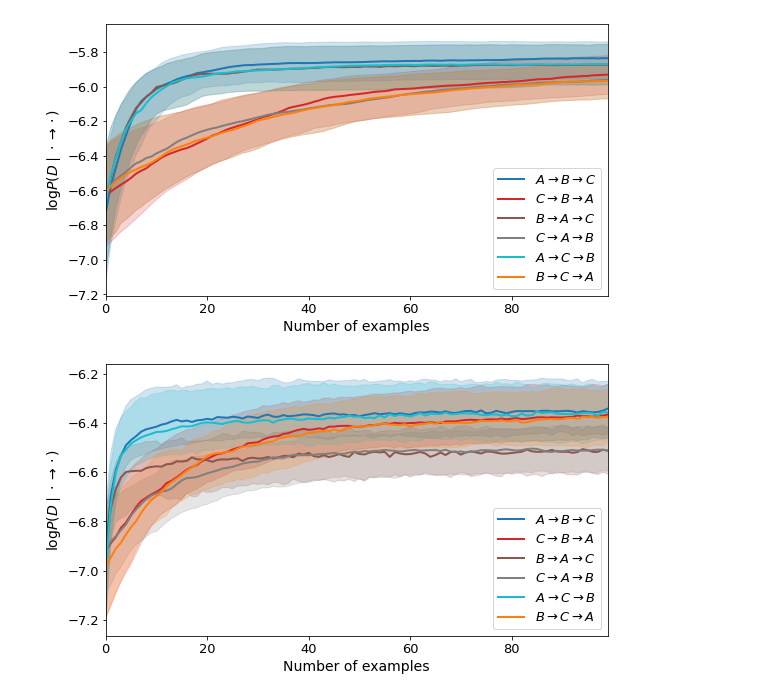
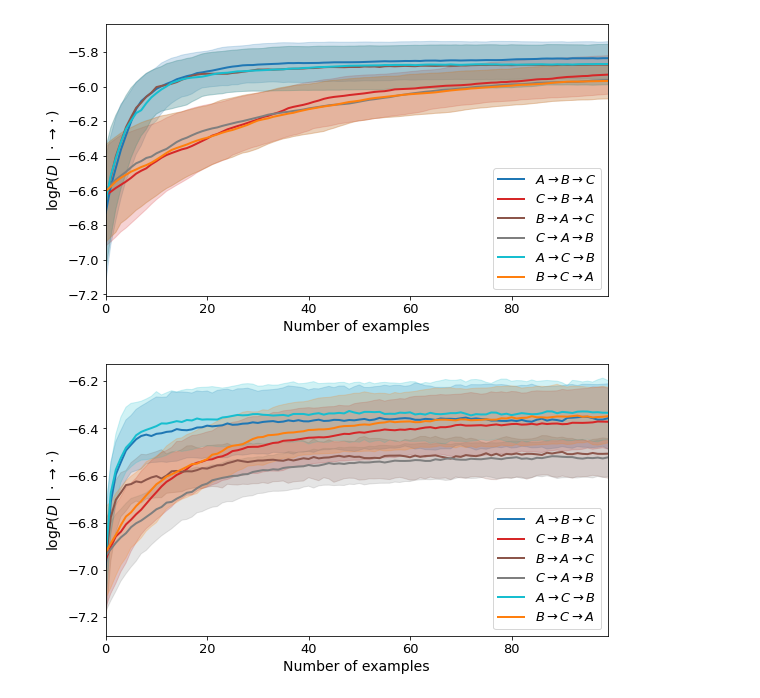
Before and after one commit to poornima2605/Casual-Learning, a Jupyter notebook: notebooks/bivariate-categorical/Transfer_adaptation_3_variables.ipynb, the cells around one changed output. Cells and saved outputs as stored; diff of their text form; code cells hidden in the pictures.

```diff
--- a/notebooks/bivariate-categorical/Transfer_adaptation_3_variables.ipynb
+++ b/notebooks/bivariate-categorical/Transfer_adaptation_3_variables.ipynb
@@ -177,6 +177,8 @@ plt.show()
 # %% [output]
 [figure]
 # %%
+losses1 = np.zeros((2, num_training, num_transfers, num_episodes))
+losses2 = np.zeros((2, num_training, num_transfers, num_episodes))
 losses3 = np.zeros((2, num_training, num_transfers, num_episodes))
 
 for k in tnrange(num_training):
@@ -219,9 +221,7 @@ for k in tnrange(num_training):
             loss_A_C_B = -torch.mean(model.model_A_B_C(x_transfer3))
             loss_B_C_A = -torch.mean(model.model_C_B_A(x_transfer3))
 
-            loss1 = loss_A_B_C + loss_C_B_A
-            loss2 = loss_B_A_C + loss_C_A_B
-            loss3 = loss_A_C_B + loss_B_C_A
+            loss1 = loss_A_B_C + loss_C_B_A + loss_B_A_C + loss_C_A_B + loss_A_C_B + loss_B_C_A
 
             with torch.no_grad():
 
@@ -239,8 +239,8 @@ for k in tnrange(num_training):
             losses3[:, k, j, i] = [val_loss_A_C_B.item(), val_loss_B_C_A.item()]
 
             loss1.backward()
-            loss2.backward()
-            loss3.backward()
+            #loss2.backward()
+            #loss3.backward()
             optimizer.step()
 # %%
 flat_losses1 = -losses1.reshape((2, -1, num_episodes))
@@ -253,32 +253,32 @@ flat_losses3 = -losses3.reshape((2, -1, num_episodes))
 losses3_25, losses3_50, losses3_75 = np.percentile(flat_losses3, (25, 50, 75), axis=1)
 
 plt.figure(figsize=(9, 5))
 ax = plt.subplot(1, 1, 1)
 
 ax.plot(losses1_50[0], color='C0', label=r'$A \rightarrow B \rightarrow C$', lw=2)
 ax.fill_between(np.arange(num_episodes), losses1_25[0], losses1_75[0], color='C0', alpha=0.2)
 
 ax.plot(losses1_50[1], color='C3', label=r'$C \rightarrow B \rightarrow A$', lw=2)
 ax.fill_between(np.arange(num_episodes), losses1_25[1], losses1_75[1], color='C3', alpha=0.2)
 
 ax.plot(losses2_50[0], color='C5', label=r'$B \rightarrow A \rightarrow C$', lw=2)
 ax.fill_between(np.arange(num_episodes), losses2_25[0], losses2_75[0], color='C5', alpha=0.2)
 
 ax.plot(losses2_50[1], color='C7', label=r'$C \rightarrow A \rightarrow B$', lw=2)
 ax.fill_between(np.arange(num_episodes), losses2_25[1], losses2_75[1], color='C7', alpha=0.2)
 
 ax.plot(losses3_50[0], color='C9', label=r'$A \rightarrow C \rightarrow B$', lw=2)
 ax.fill_between(np.arange(num_episodes), losses3_25[0], losses3_75[0], color='C9', alpha=0.2)
 
 ax.plot(losses3_50[1], color='C11', label=r'$B \rightarrow C \rightarrow A$', lw=2)
 ax.fill_between(np.arange(num_episodes), losses3_25[1], losses3_75[1], color='C11', alpha=0.2)
 
-ax.set_xlim([0, flat_losses.shape[1] - 1])
+ax.set_xlim([0, flat_losses1.shape[1] - 1])
 ax.tick_params(axis='both', which='major', labelsize=13)
 ax.legend(loc=4, prop={'size': 13})
 ax.set_xlabel('Number of examples', fontsize=14)
 ax.set_ylabel(r'$\log P(D\mid \cdot \rightarrow \cdot)$', fontsize=14)
 
 plt.show()
 # %% [output]
-[figure, old version]
+[figure, new version]
```
